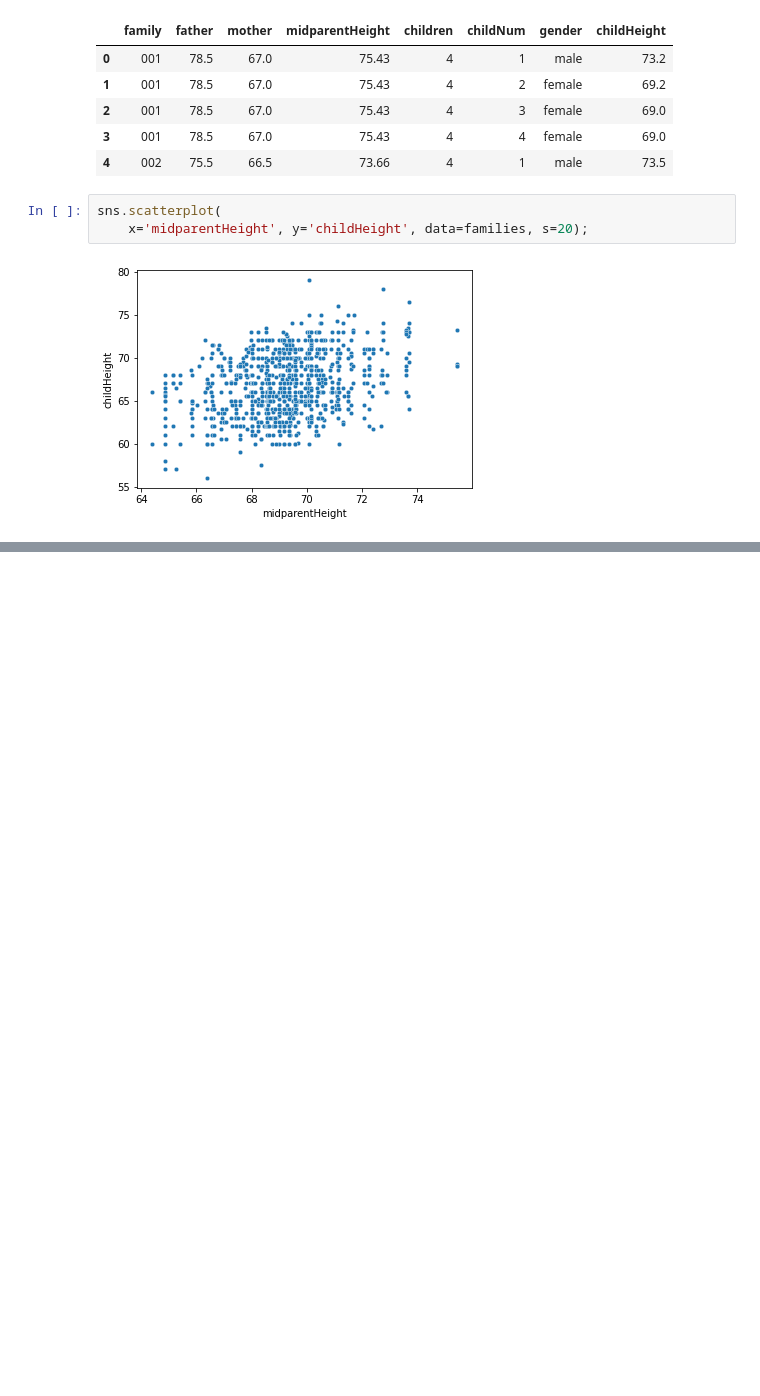
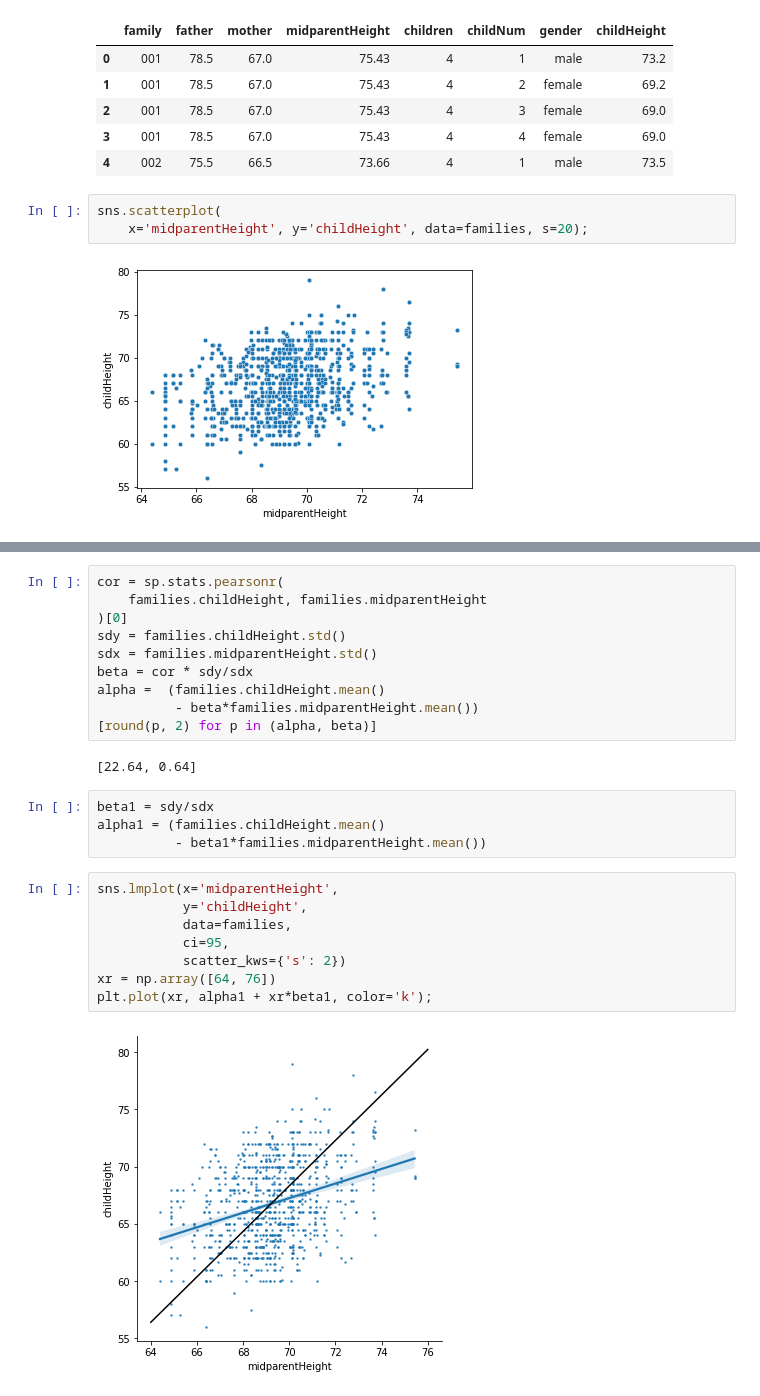
Before and after one commit to damiansp/completePython, a Jupyter notebook: linmods/1_intro/01_intro.py.ipynb, the cells around one changed output, grey strips where cells are left out. Drawn from its saved outputs; the diff is of its cells as text; blank space fills up the shorter version.

```diff
--- a/linmods/1_intro/01_intro.py.ipynb
+++ b/linmods/1_intro/01_intro.py.ipynb
@@ -160,0 +168,26 @@ sns.scatterplot(
+# %%
+cor = sp.stats.pearsonr(
+    families.childHeight, families.midparentHeight
+)[0]
+sdy = families.childHeight.std()
+sdx = families.midparentHeight.std()
+beta = cor * sdy/sdx
+alpha =  (families.childHeight.mean()
+          - beta*families.midparentHeight.mean())
+[round(p, 2) for p in (alpha, beta)]
+# %% [output]
+[22.64, 0.64]
+# %%
+beta1 = sdy/sdx
+alpha1 = (families.childHeight.mean()
+          - beta1*families.midparentHeight.mean())
+# %%
+sns.lmplot(x='midparentHeight',
+           y='childHeight',
+           data=families,
+           ci=95,
+           scatter_kws={'s': 2})
+xr = np.array([64, 76])
+plt.plot(xr, alpha1 + xr*beta1, color='k');
+# %% [output]
+[figure, added]
```
Also changed, not shown: parts of 1 cell of this notebook, 1 other file.
